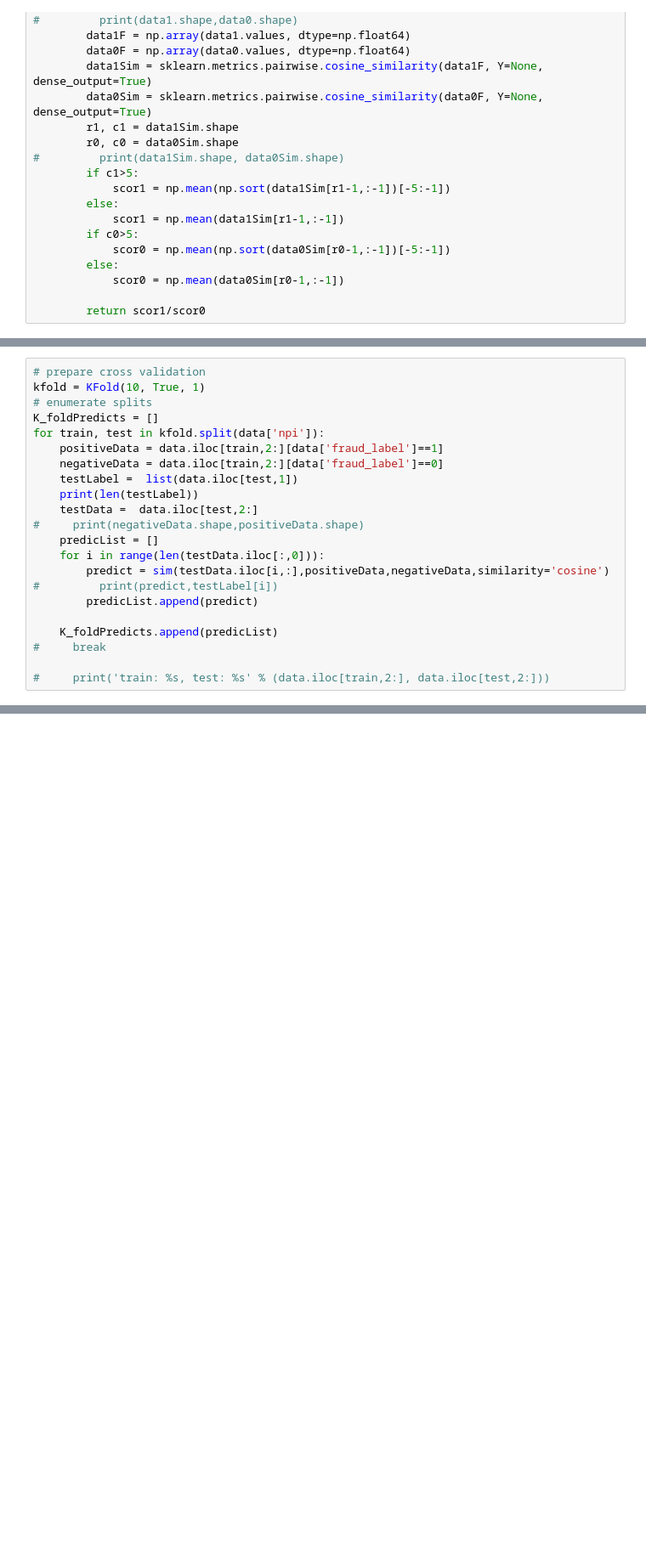
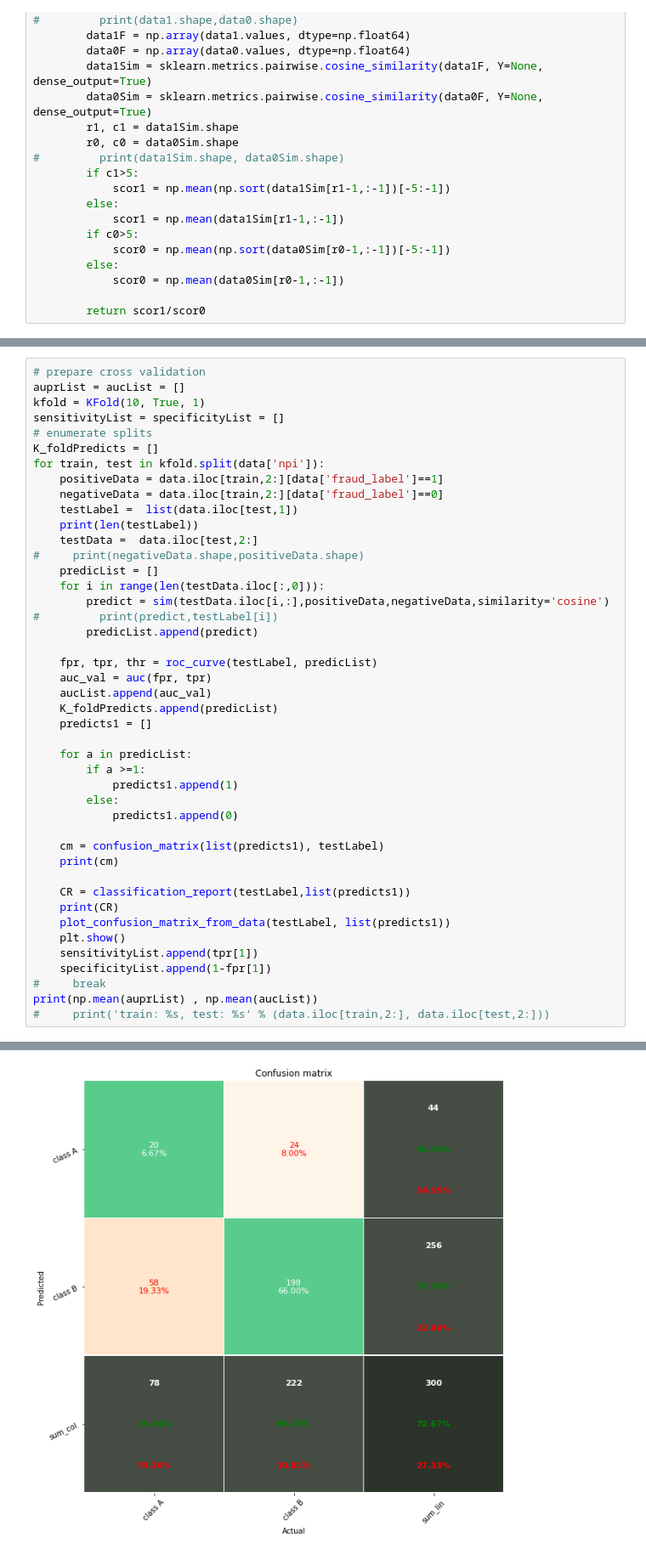
Before and after one commit to aminkhod/Medicare_Fraud_detection, a Jupyter notebook: Phase_02 _Fraud Detection.ipynb, the cells around one changed output, grey strips where cells are left out. Shown at 85% size. Drawn from its saved outputs; the diff is of its cells as text; blank space fills up the shorter version.

```diff
--- a/Phase_02 _Fraud Detection.ipynb
+++ b/Phase_02 _Fraud Detection.ipynb
@@ -47,6 +57,8 @@ NameError: name 'data1Sim' is not defined
 # %%
 # prepare cross validation
+auprList = aucList = []
 kfold = KFold(10, True, 1)
+sensitivityList = specificityList = []
 # enumerate splits
 K_foldPredicts = []
 for train, test in kfold.split(data['npi']):
@@ -62,9 +74,29 @@ for train, test in kfold.split(data['npi']):
 #         print(predict,testLabel[i])
         predicList.append(predict)
 
+    fpr, tpr, thr = roc_curve(testLabel, predicList)
+    auc_val = auc(fpr, tpr)
+    aucList.append(auc_val)
     K_foldPredicts.append(predicList)
+    predicts1 = []
+
+    for a in predicList:
+        if a >=1:
+            predicts1.append(1)
+        else:
+            predicts1.append(0)
+
+    cm = confusion_matrix(list(predicts1), testLabel)
+    print(cm)
+
+    CR = classification_report(testLabel,list(predicts1))
+    print(CR)
+    plot_confusion_matrix_from_data(testLabel, list(predicts1))
+    plt.show()
+    sensitivityList.append(tpr[1])
+    specificityList.append(1-fpr[1])
 #     break
-
+print(np.mean(auprList) , np.mean(aucList))
 #     print('train: %s, test: %s' % (data.iloc[train,2:], data.iloc[test,2:]))
 # %% [output]
 300
@@ -71 +113,2 @@ for train, test in kfold.split(data['npi']):
+[figure, added]
 300
```
Also changed, not shown: parts of 6 cells of this notebook.
